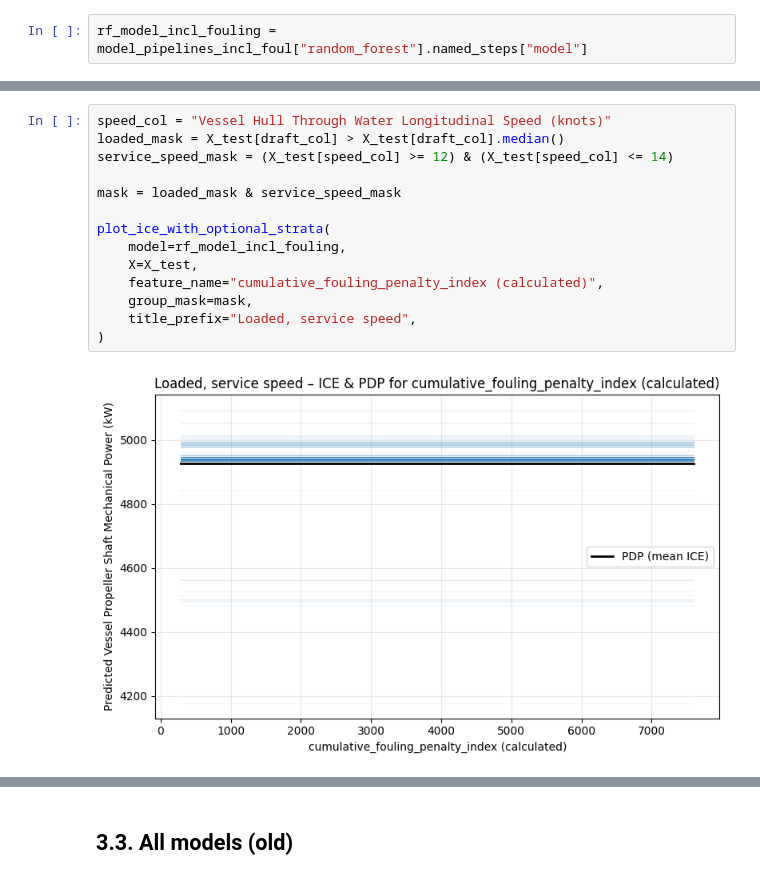
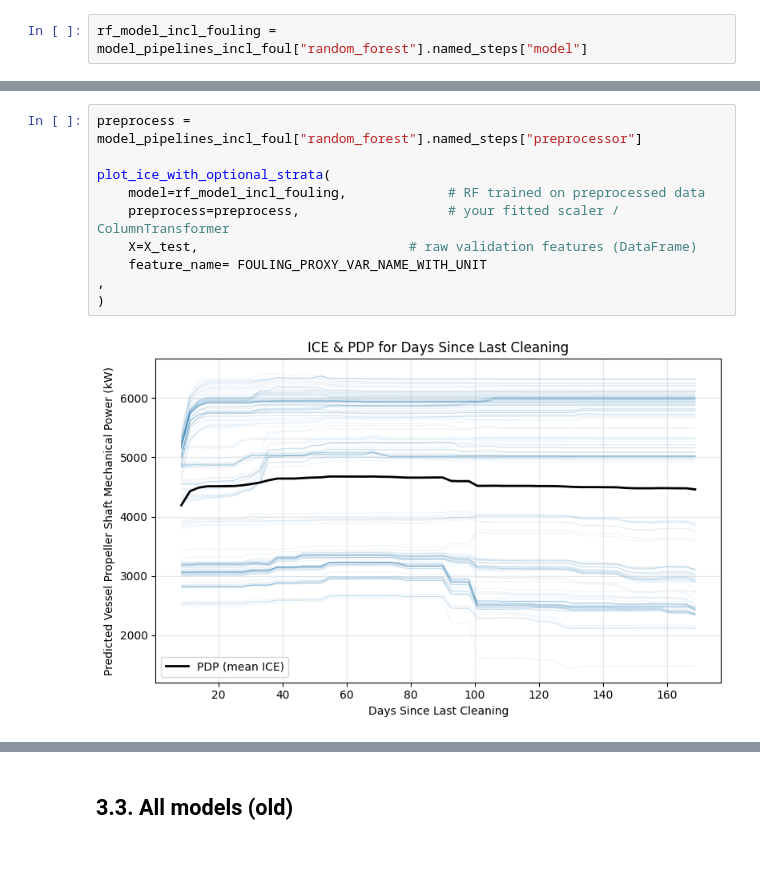
Before and after one commit to AugustBjerg/Master-s-thesis, a Jupyter notebook: code/modelling/notebooks/evaluation.ipynb, the cells around one changed output, grey strips where cells are left out. Cells and saved outputs as stored; diff of their text form.

Commit message:
wip - model spec

```diff
--- a/code/modelling/notebooks/evaluation.ipynb
+++ b/code/modelling/notebooks/evaluation.ipynb
@@ -1053,16 +1009,12 @@ plot_ice_with_optional_strata(
-# %%
-speed_col = "Vessel Hull Through Water Longitudinal Speed (knots)"
-loaded_mask = X_test[draft_col] > X_test[draft_col].median()
-service_speed_mask = (X_test[speed_col] >= 12) & (X_test[speed_col] <= 14)
-
-mask = loaded_mask & service_speed_mask
-
-plot_ice_with_optional_strata(
-    model=rf_model_incl_fouling,
-    X=X_test,
-    feature_name="cumulative_fouling_penalty_index (calculated)",
-    group_mask=mask,
-    title_prefix="Loaded, service speed",
-)
-# %% [output]
-[figure, removed]
+# %%
+preprocess = model_pipelines_incl_foul["random_forest"].named_steps["preprocessor"]
+
+plot_ice_with_optional_strata(
+    model=rf_model_incl_fouling,             # RF trained on preprocessed data
+    preprocess=preprocess,                   # your fitted scaler / ColumnTransformer
+    X=X_test,                           # raw validation features (DataFrame)
+    feature_name= FOULING_PROXY_VAR_NAME_WITH_UNIT
+,
+)
+# %% [output]
+[figure, added]
```
Also changed, not shown: parts of 22 cells of this notebook, 15 other files.
